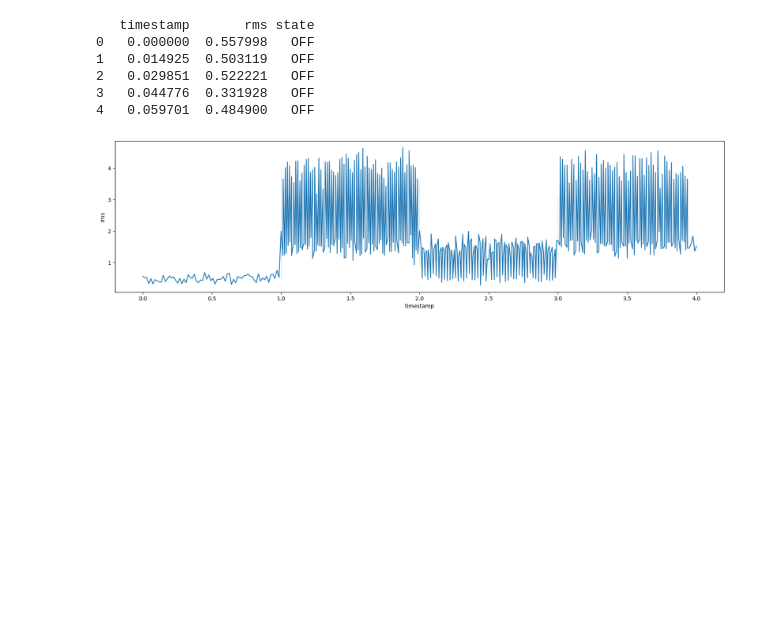
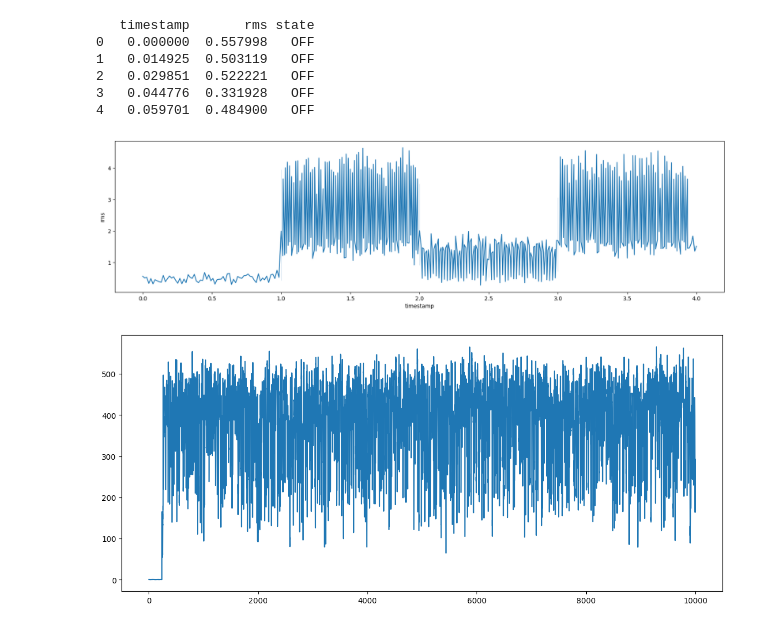
Before and after one commit to Danielwoodh/Time-Series-Data-Generation, a Jupyter notebook: EDA - 0.0.ipynb, the cells around one changed output. Cells and saved outputs as stored; diff of their text form; code cells hidden in the pictures; blank space fills up the shorter version.

Commit message:
Fixed data-generation

```diff
--- a/EDA - 0.0.ipynb
+++ b/EDA - 0.0.ipynb
@@ -206,3 +206,89 @@ sns.lineplot(x='timestamp', y='rms', data=df[:500], ax=fig)
 plt.show()
 # %% [output]
 [figure]
+# %%
+import numpy as np
+
+# Define constants for each state
+STATE_OFF = "OFF"
+STATE_IDLE = "IDLE"
+STATE_ACTIVE = "ACTIVE"
+
+# Define vibration ranges for each state
+RANGE_OFF = (0, 1)
+RANGE_IDLE = (1, 300)
+RANGE_ACTIVE = (290, 600)
+
+# Define transition probabilities
+TRANSITIONS = {
+    STATE_OFF: {STATE_IDLE: 1.0},  # OFF can only go to IDLE
+    STATE_IDLE: {STATE_OFF: 0.05, STATE_ACTIVE: 0.95},  # IDLE can go to OFF or ACTIVE
+    STATE_ACTIVE: {STATE_IDLE: 0.00005, STATE_ACTIVE: 0.99995}  # ACTIVE can go to IDLE or stay ACTIVE
+}
+
+# Define rate parameters for the exponential distribution of each state duration
+DURATION_RATES = {
+    STATE_OFF: 1/1000,
+    STATE_IDLE: 1/100,
+    STATE_ACTIVE: 1/700
+}
+
+def get_next_state(current_state):
+    return np.random.choice(
+        list(TRANSITIONS[current_state].keys()),
+        p=list(TRANSITIONS[current_state].values())
+    )
+
+def generate_state_data(state, num_steps):
+    min_val, max_val = {
+        STATE_OFF: RANGE_OFF,
+        STATE_IDLE: RANGE_IDLE,
+        STATE_ACTIVE: RANGE_ACTIVE
+    }[state]
+
+    return np.random.uniform(min_val, max_val, num_steps)
+
+def generate_idle_noise(num_steps):
+    return np.random.normal(0, 0.1, num_steps)
+
+def smooth_data(data, window_size=5):
+    return np.convolve(data, np.ones(window_size)/window_size, mode='valid')
+
+def generate_time_series(num_steps, window_size=5):
+    data = []
+    states = []
+    current_state = STATE_OFF
+    while len(data) < num_steps:
+        current_duration = np.random.exponential(1/DURATION_RATES[current_state])
+        current_duration = max(1, int(current_duration))  # Ensure duration is at least 1
+        current_data = generate_state_data(current_state, current_duration)
+
+        if current_state == STATE_ACTIVE:
+            idle_periods = current_duration // 10  # Introduce brief idle periods every 10 steps
+            for _ in range(idle_periods):
+                idle_start = np.random.randint(0, current_duration-5)  # Make sure the idle period starts well before the end
+                idle_duration = np.random.randint(1, min(5, current_duration - idle_start))  # Make sure the idle period ends before the total duration
+                idle_end = idle_start + idle_duration
+                current_data[idle_start:idle_end] = generate_state_data(STATE_IDLE, idle_duration)
+
+        # Apply smoothing to current data
+        current_data = smooth_data(current_data, window_size)
+        current_duration = len(current_data)  # Update duration based on smoothed data
+
+        data.extend(current_data)
+        states.extend([current_state] * current_duration)
+
+        current_state = get_next_state(current_state)
+
+    return np.array(data[:num_steps]), np.array(states[:num_steps])
+
+# Generate synthetic time-series data
+data, states = generate_time_series(10000)
+
+# For visualization purposes:
+import matplotlib.pyplot as plt
+plt.figure(figsize=(14,6))
+plt.plot(data)
+plt.show()
+# %% [output]
+[figure, added]
```
Also changed, not shown: parts of 3 cells of this notebook, 3 other files.
